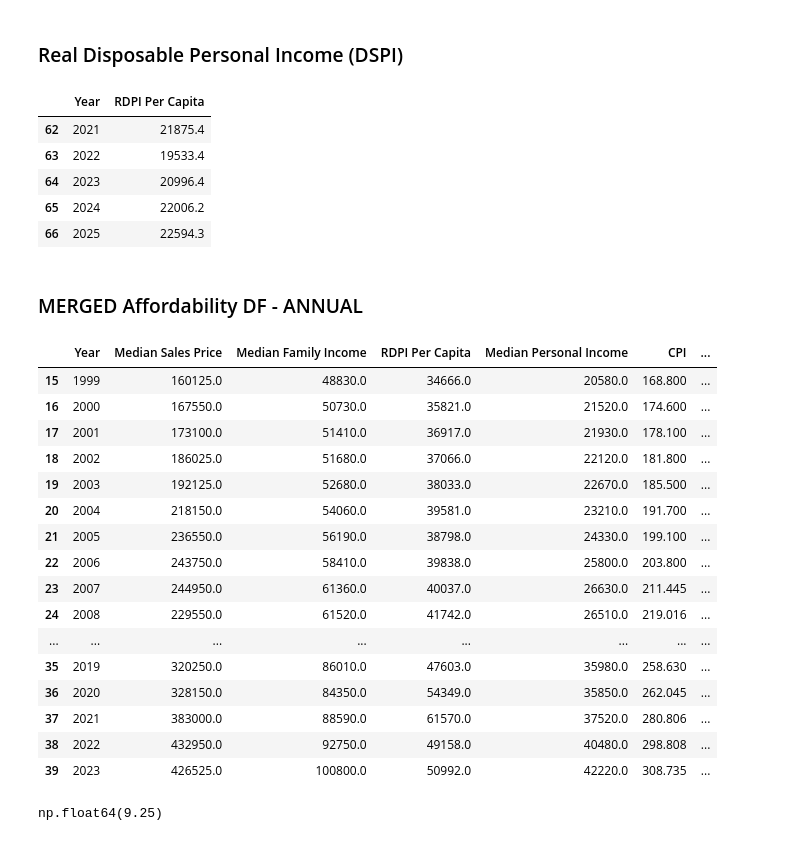
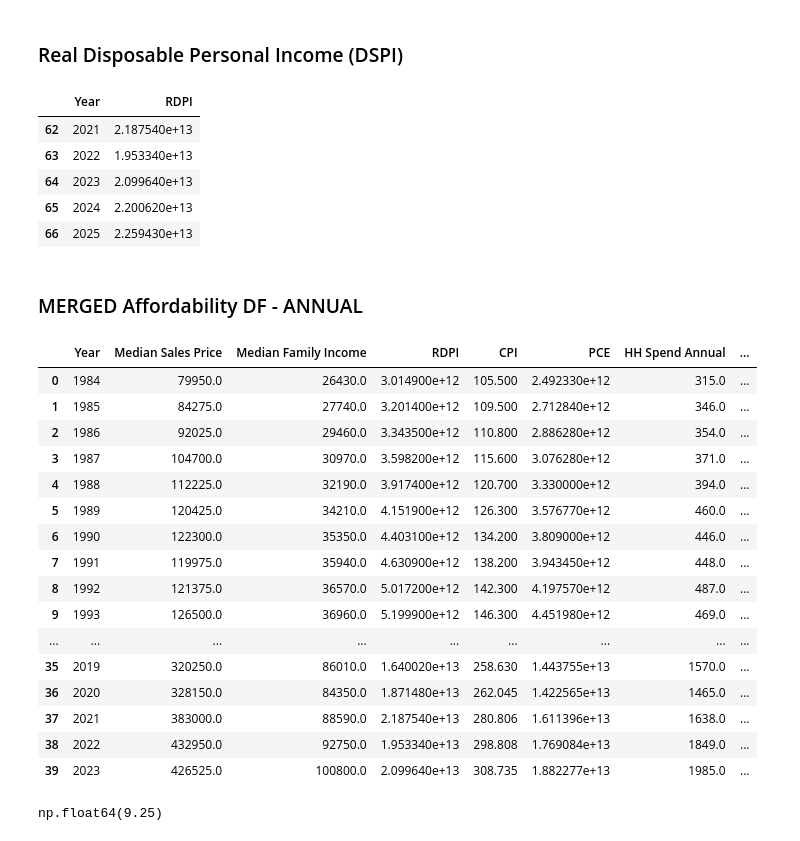
Before and after one commit to wallscreet/gov-data, a Jupyter notebook: notebook.ipynb, the cells around one changed output. Cells and saved outputs as stored; diff of their text form; code cells hidden in the pictures.

```diff
--- a/notebook.ipynb
+++ b/notebook.ipynb
@@ -356,3 +368,8 @@ new_auto_cpi_df.tail()
 | 70 | 2023 | 178.899083 | 48128.18 |
 | 71 | 2024 | 177.889250 | 47856.51 |
 | 72 | 2025 | 178.294857 | 47965.63 |
+# %%
+from datasets import get_cpi_prices_new_cars
+
+df = get_cpi_prices_new_cars()
+df.tail()
@@ -361,22 +385,23 @@ new_auto_cpi_df.tail()
 # %%
 rdpi = fred.get_series('DSPI')
 rdpi_df = rdpi.to_frame().reset_index()
-rdpi_df.columns = ['Date', 'RDPI Household']
+rdpi_df.columns = ['Date', 'RDPI']
 rdpi_df['Date'] = pd.to_datetime(rdpi_df['Date'])
 rdpi_df.set_index('Date', inplace=True)
 rdpi_df = rdpi_df.resample('YE').max()
 rdpi_df.index = rdpi_df.index.year
 rdpi_df.reset_index(inplace=True)
-rdpi_df.columns = ['Year', 'RDPI Household']
+rdpi_df.columns = ['Year', 'RDPI']
+rdpi_df['RDPI'] = rdpi_df['RDPI'] * 1000000000
 
 rdpi_df.tail()
 # %% [output]
-|  | Year | RDPI Per Capita |
-| 62 | 2021 | 21875.4 |
-| 63 | 2022 | 19533.4 |
-| 64 | 2023 | 20996.4 |
-| 65 | 2024 | 22006.2 |
-| 66 | 2025 | 22594.3 |
+|  | Year | RDPI |
+| 62 | 2021 | 2.187540e+13 |
+| 63 | 2022 | 1.953340e+13 |
+| 64 | 2023 | 2.099640e+13 |
+| 65 | 2024 | 2.200620e+13 |
+| 66 | 2025 | 2.259430e+13 |
 # %% [markdown]
 ### MERGED Affordability DF - ANNUAL
 # %%
@@ -418,40 +443,42 @@ def calc_mtg_pi_payment(principal, annual_rate, years=30):
 
     payment = principal * (monthly_rate * (1 + monthly_rate) ** n_payments) / \
               ((1 + monthly_rate) ** n_payments - 1)
-    return payment
+    return paymentS
 # %%
-dfs = [df_home_median_prices_annual, df_median_family_income, rdpi_df, df_median_pers_income, cpi_df, pce_df, hh_spend_df, vehicle_ins_df, df_mtg30, pop_df, hh_df, pce_healthcare_df]
+dfs = [df_home_median_prices_annual, df_median_family_income, rdpi_df, cpi_df, pce_df, hh_spend_df, vehicle_ins_df, df_mtg30, pop_df, hh_df, pce_healthcare_df]
 df_merged = merge_on_year(dfs)
+df_merged['Household Persons'] = round((df_merged['US Population'] / df_merged['US Households']), 2)
+df_merged['RDPI Per Capita'] = round((df_merged['RDPI'] / df_merged['US Population']), 2)
 #df_merged['PCE Indv Monthly'] = round(((df_merged['PCE'] / df_merged['US Population']) / 12),2)
 #df_merged['PCE HH Monthly'] = round(((df_merged['PCE'] / df_merged['US Households']) / 12),2)
-#df_merged['PCE HH Healthcare Monthly'] = round((df_merged['PCE Healthcare'] / df_merged['US Households']) / 12,2)
+df_merged['PCE HH Healthcare Monthly'] = round((df_merged['PCE Healthcare'] / df_merged['US Households']) / 12,2)
 #df_merged['PCE Indv Healthcare Monthly'] = round((df_merged['PCE Healthcare'] / df_merged['US Population']) / 12,2)
 #df_merged['Home Price Family Income Multiplier'] = df_merged['Median Sales Price'] / df_merged['Median Family Income']
 df_merged['Income Home Price Ratio'] = df_merged['Median Family Income'] / df_merged['Median Sales Price']
 df_merged['Loan Amount'] = df_merged['Median Sales Price'] * .8
 df_merged['Mtg P&I Annual'] = df_merged.apply(lambda row: calc_mtg_pi_payment(row['Loan Amount'] * 12, row['30yr Mtg Rate']), axis=1).round(2)
 df_merged['Mtg to Fam Income Ratio'] = df_merged['Mtg P&I Annual'] / df_merged['Median Family Income']
 #df_merged['Mtg to Pers Income Ratio'] = df_merged['Mtg P&I Annual'] / df_merged['Median Personal Income']
 df_merged = df_merged.dropna(axis=0)
-df_merged.tail(25)
+df_merged.tail(50)
 # %% [output]
-|  | Year | Median Sales Price | Median Family Income | RDPI Per Capita | Median Personal Income | CPI | ... |
-| 15 | 1999 | 160125.0 | 48830.0 | 34666.0 | 20580.0 | 168.800 | ... |
-| 16 | 2000 | 167550.0 | 50730.0 | 35821.0 | 21520.0 | 174.600 | ... |
-| 17 | 2001 | 173100.0 | 51410.0 | 36917.0 | 21930.0 | 178.100 | ... |
-| 18 | 2002 | 186025.0 | 51680.0 | 37066.0 | 22120.0 | 181.800 | ... |
-| 19 | 2003 | 192125.0 | 52680.0 | 38033.0 | 22670.0 | 185.500 | ... |
-| 20 | 2004 | 218150.0 | 54060.0 | 39581.0 | 23210.0 | 191.700 | ... |
-| 21 | 2005 | 236550.0 | 56190.0 | 38798.0 | 24330.0 | 199.100 | ... |
-| 22 | 2006 | 243750.0 | 58410.0 | 39838.0 | 25800.0 | 203.800 | ... |
-| 23 | 2007 | 244950.0 | 61360.0 | 40037.0 | 26630.0 | 211.445 | ... |
-| 24 | 2008 | 229550.0 | 61520.0 | 41742.0 | 26510.0 | 219.016 | ... |
-| ... | ... | ... | ... | ... | ... | ... | ... |
-| 35 | 2019 | 320250.0 | 86010.0 | 47603.0 | 35980.0 | 258.630 | ... |
-| 36 | 2020 | 328150.0 | 84350.0 | 54349.0 | 35850.0 | 262.045 | ... |
-| 37 | 2021 | 383000.0 | 88590.0 | 61570.0 | 37520.0 | 280.806 | ... |
-| 38 | 2022 | 432950.0 | 92750.0 | 49158.0 | 40480.0 | 298.808 | ... |
-| 39 | 2023 | 426525.0 | 100800.0 | 50992.0 | 42220.0 | 308.735 | ... |
+|  | Year | Median Sales Price | Median Family Income | RDPI | CPI | PCE | HH Spend Annual | ... |
+| 0 | 1984 | 79950.0 | 26430.0 | 3.014900e+12 | 105.500 | 2.492330e+12 | 315.0 | ... |
+| 1 | 1985 | 84275.0 | 27740.0 | 3.201400e+12 | 109.500 | 2.712840e+12 | 346.0 | ... |
+| 2 | 1986 | 92025.0 | 29460.0 | 3.343500e+12 | 110.800 | 2.886280e+12 | 354.0 | ... |
+| 3 | 1987 | 104700.0 | 30970.0 | 3.598200e+12 | 115.600 | 3.076280e+12 | 371.0 | ... |
+| 4 | 1988 | 112225.0 | 32190.0 | 3.917400e+12 | 120.700 | 3.330000e+12 | 394.0 | ... |
+| 5 | 1989 | 120425.0 | 34210.0 | 4.151900e+12 | 126.300 | 3.576770e+12 | 460.0 | ... |
+| 6 | 1990 | 122300.0 | 35350.0 | 4.403100e+12 | 134.200 | 3.809000e+12 | 446.0 | ... |
+| 7 | 1991 | 119975.0 | 35940.0 | 4.630900e+12 | 138.200 | 3.943450e+12 | 448.0 | ... |
+| 8 | 1992 | 121375.0 | 36570.0 | 5.017200e+12 | 142.300 | 4.197570e+12 | 487.0 | ... |
+| 9 | 1993 | 126500.0 | 36960.0 | 5.199900e+12 | 146.300 | 4.451980e+12 | 469.0 | ... |
+| ... | ... | ... | ... | ... | ... | ... | ... | ... |
+| 35 | 2019 | 320250.0 | 86010.0 | 1.640020e+13 | 258.630 | 1.443755e+13 | 1570.0 | ... |
+| 36 | 2020 | 328150.0 | 84350.0 | 1.871480e+13 | 262.045 | 1.422565e+13 | 1465.0 | ... |
+| 37 | 2021 | 383000.0 | 88590.0 | 2.187540e+13 | 280.806 | 1.611396e+13 | 1638.0 | ... |
+| 38 | 2022 | 432950.0 | 92750.0 | 1.953340e+13 | 298.808 | 1.769084e+13 | 1849.0 | ... |
+| 39 | 2023 | 426525.0 | 100800.0 | 2.099640e+13 | 308.735 | 1.882277e+13 | 1985.0 | ... |
 # %%
 scale_for_inflation(cpi_df=cpi_df, from_year=2025, to_year=1960, amount=100)
 # %% [output]
```
Also changed, not shown: parts of 2 cells of this notebook, 5 other files.
